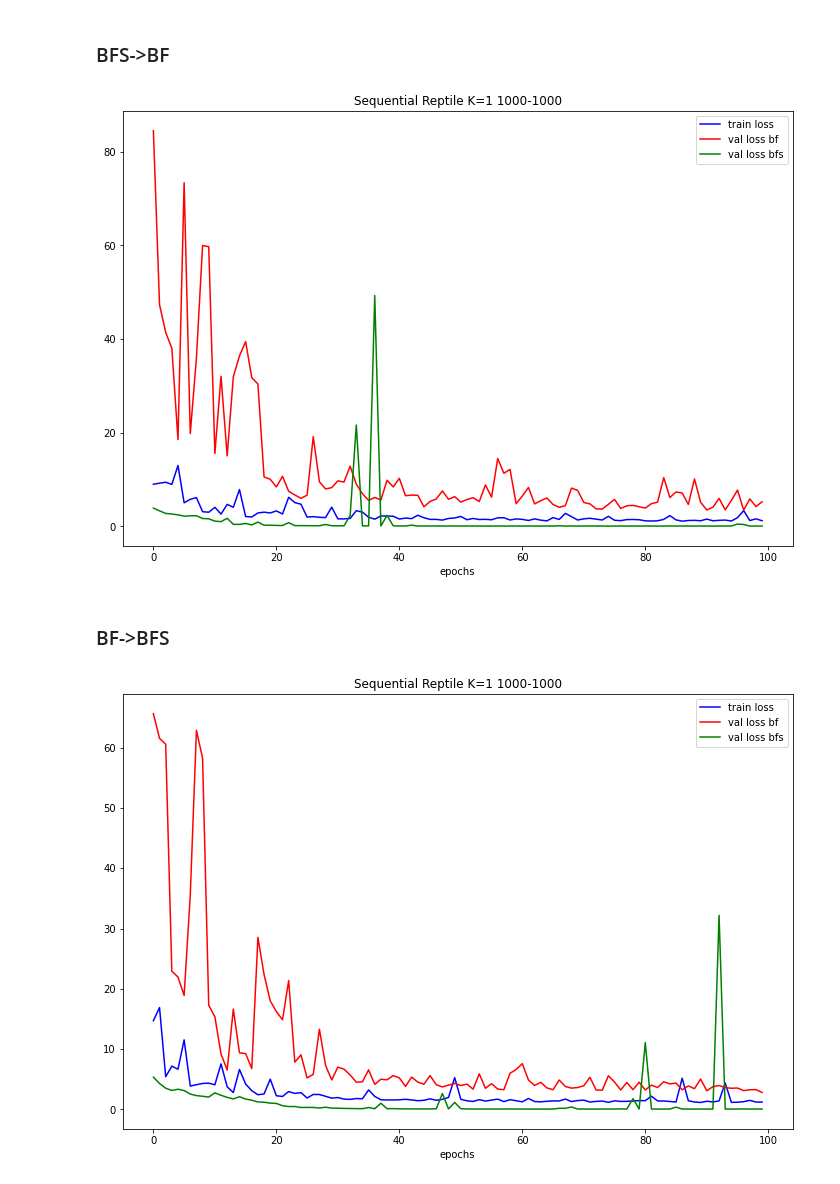
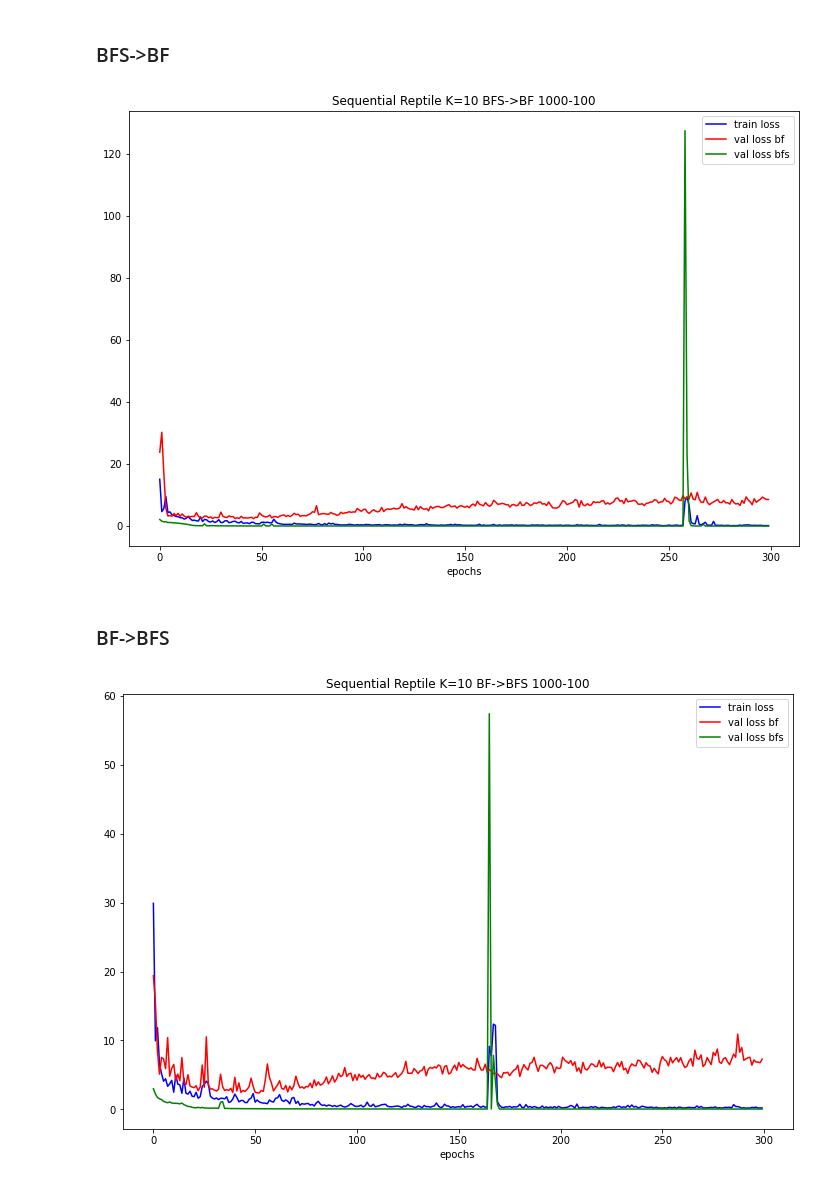
Before and after one commit to mxuan0/MultitaskGraphExecution, a Jupyter notebook: plot.ipynb, the cells around one changed output. Cells and saved outputs as stored; diff of their text form; code cells hidden in the pictures.

Commit message:
fixed training loop

```diff
--- a/plot.ipynb
+++ b/plot.ipynb
@@ -30,24 +31,25 @@ plt.plot(train, '-b', label='train loss')
 plt.plot(val.item()['bf'], '-r', label='val loss bf')
 plt.plot(val.item()['bfs'], 'g', label='val loss bfs')
 plt.legend(loc='upper right')
-plt.title(f"Sequential Reptile K=1 {ngraph[0]}-{ngraph[1]}")
+plt.title(f"Sequential Reptile K=10 BFS->BF {ngraph[0]}-{ngraph[1]}")
 plt.xlabel("epochs")
 plt.show()
 # %% [output]
-[figure, old version]
+[figure, new version]
 # %% [markdown]
 ### BF->BFS
 # %%
-train = np.load(f'Data/train_BF->BFS_{ngraph[0]}_{ngraph[1]}.npy', allow_pickle=True)
-val = np.load(f'Data/val_BF->BFS_{ngraph[0]}_{ngraph[1]}.npy', allow_pickle=True)
+ngraph = ['1000','100']
+train = np.load(f'Data/train_BF_BFS_{ngraph[0]}_{ngraph[1]}.npy', allow_pickle=True)
+val = np.load(f'Data/val_BF_BFS_{ngraph[0]}_{ngraph[1]}.npy', allow_pickle=True)
 plt.rcParams['figure.figsize'] = (12,8)
 # %%
 plt.plot(train, '-b', label='train loss')
 plt.plot(val.item()['bf'], '-r', label='val loss bf')
 plt.plot(val.item()['bfs'], 'g', label='val loss bfs')
 plt.legend(loc='upper right')
-plt.title(f"Sequential Reptile K=1 {ngraph[0]}-{ngraph[1]}")
+plt.title(f"Sequential Reptile K=10 BF->BFS {ngraph[0]}-{ngraph[1]}")
 plt.xlabel("epochs")
 plt.show()
 # %% [output]
-[figure, old version]
+[figure, new version]
```
Also changed, not shown: parts of 5 cells of this notebook, 2 other files.
